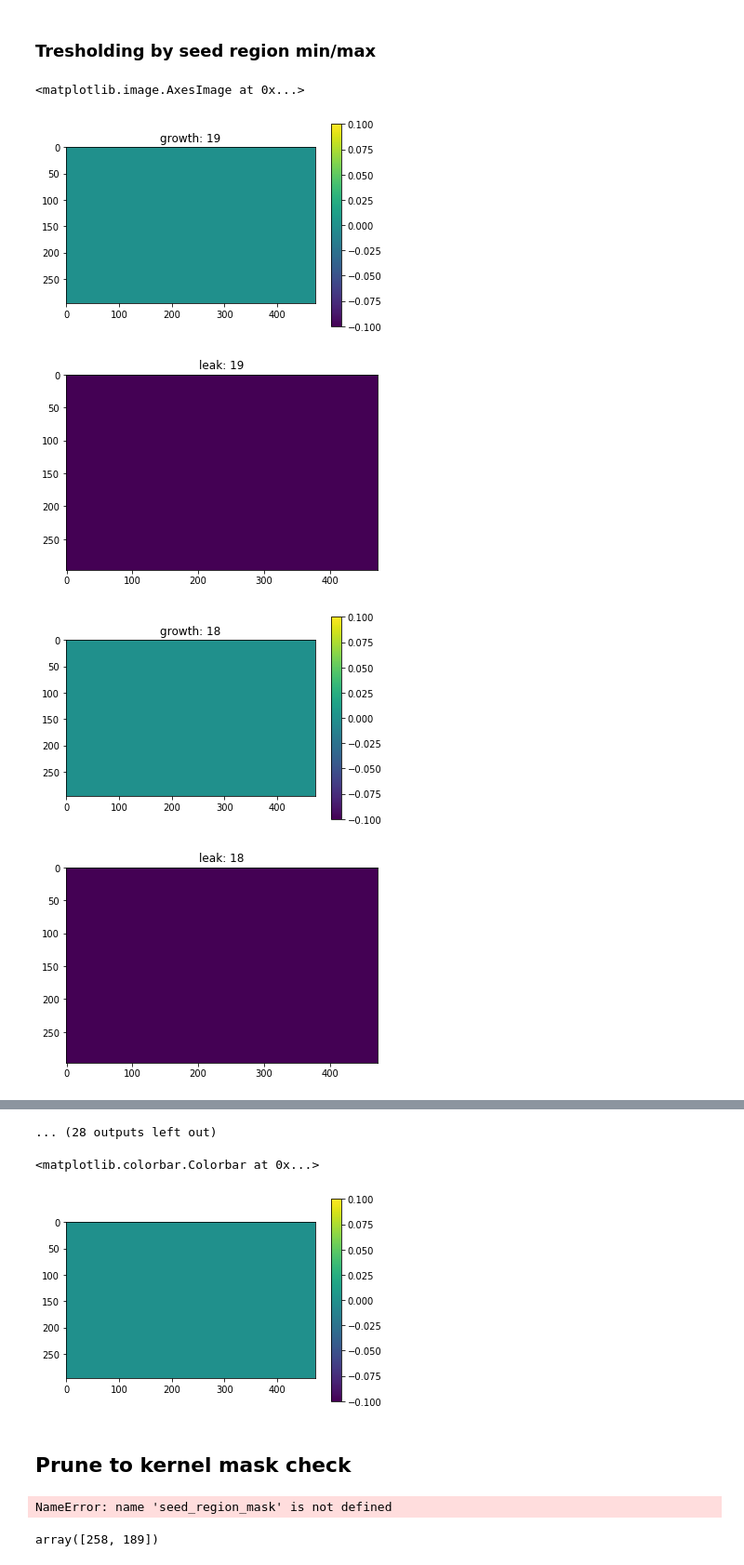
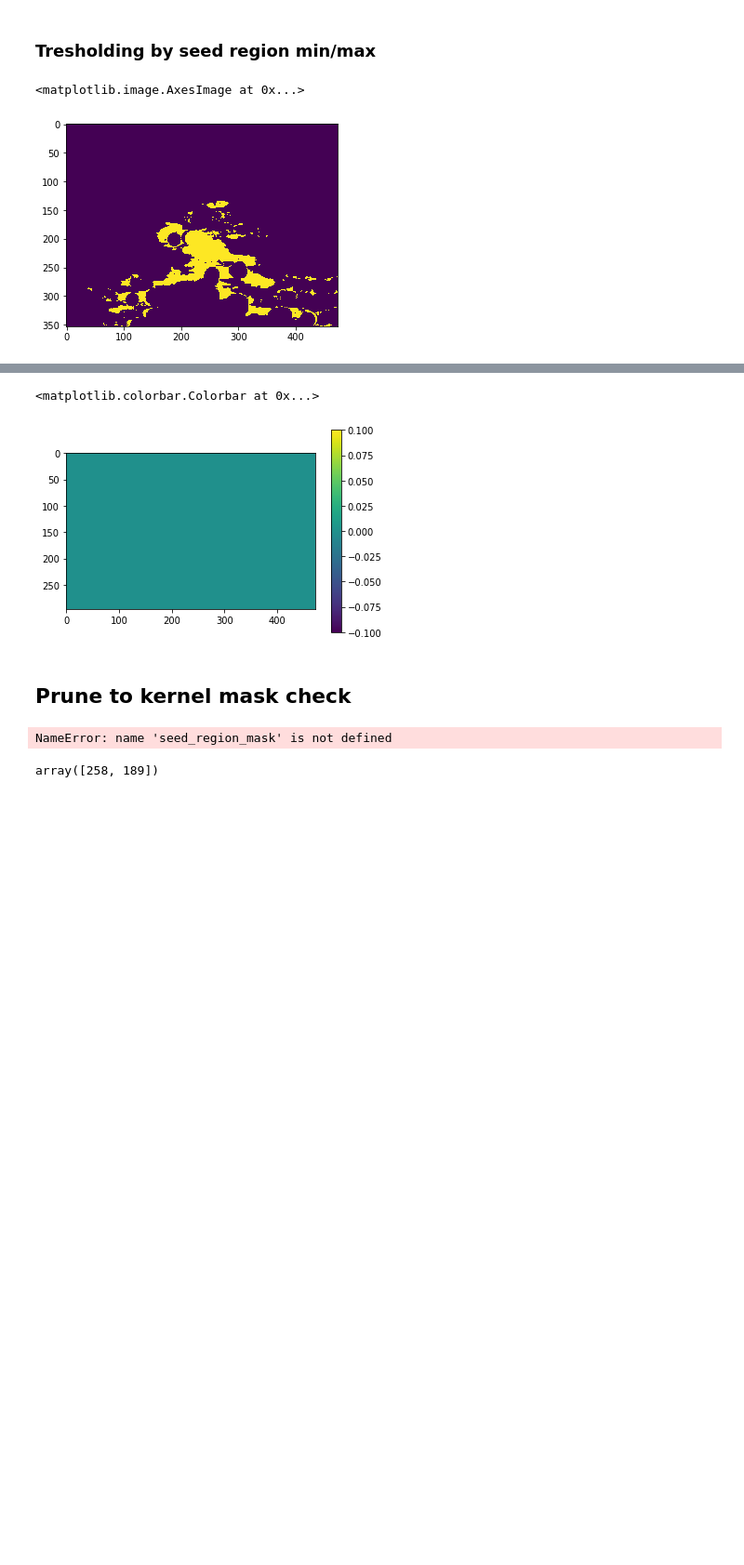
Before and after one commit to penn-ultrasound-research-laboratory/Deep-Ultrasound-Classification, a Jupyter notebook: _notebooks/LeakPluggingCary.ipynb, the cells around one changed output, grey strips where cells are left out. Shown: that part at 93% size. Cells and saved outputs as stored; diff of their text form; code cells hidden in the pictures; blank space fills up the shorter version.

```diff
--- a/_notebooks/LeakPluggingCary.ipynb
+++ b/_notebooks/LeakPluggingCary.ipynb
@@ -120,7 +120,7 @@ def prune_mask_to_kernel_radius(mask, radius):
 ### (5) Thresholding by seed region min/max
 # %%
 SEED_REGION_RADIUS = 2
-frame = cv2.imread("../../TestImages/frames/frame_0012.png", cv2.IMREAD_GRAYSCALE)
+frame = cv2.imread("../../TestImages/benign/frame_D.png", cv2.IMREAD_GRAYSCALE)
 M, N = frame.shape
 
 plt.figure()
@@ -204,41 +204,38 @@ composite_leak = np.zeros(seed_region_mask.shape)
 for radius in range(MAX_RADIUS, MIN_RADIUS-1, -1):
 
     radius_grown = iterate_until_stop_growing_exponential_backoff(
         np.copy(seed_region_mask),
         grow_region,
         seed_range_thresholded_image,
         disk_kernel(radius),
         iters_per_round = 3)
 
     if previous_grown is None:
         previous_grown = as_binary_mask(np.copy(radius_grown))
 
     else:
 
         overflow = as_binary_mask(radius_grown - previous_grown)
 
-        plt.figure()
-        plt.title("growth: {0}".format(radius))
-        plt.imshow(radius_grown)
-        plt.colorbar()
+#         plt.figure()
+#         plt.title("growth: {0}".format(radius))
+#         plt.imshow(radius_grown)
+#         plt.colorbar()
 
         # Prune the overflow to produce leak image
         pruned_mask, leak_mask = prune_mask_to_kernel_radius(overflow, radius + 1)
         composite_leak += leak_mask
 
-        plt.figure()
-        plt.imshow(leak_mask)
-        plt.title("leak: {0}".format(radius))
+#         plt.figure()
+#         plt.imshow(leak_mask)
+#         plt.title("leak: {0}".format(radius))
 
         previous_grown = as_binary_mask(radius_grown)
 
 plugged_growth = as_binary_mask(radius_grown - as_binary_mask(composite_leak))
 
 plt.figure()
 plt.imshow(plugged_growth)
 # %% [output]
 <matplotlib.image.AxesImage at 0x...>
-[figure, old version]
+[figure, new version]
-[figure, removed]
-[figure, removed]
-[figure, removed]
@@ -252,4 +242,3 @@ plt.imshow(plugged_growth)
-... (28 outputs left out)
 # %%
 plt.imshow(as_binary_mask(plugged_growth))
 plt.colorbar()
```
Also changed, not shown: parts of 2 cells of this notebook.
